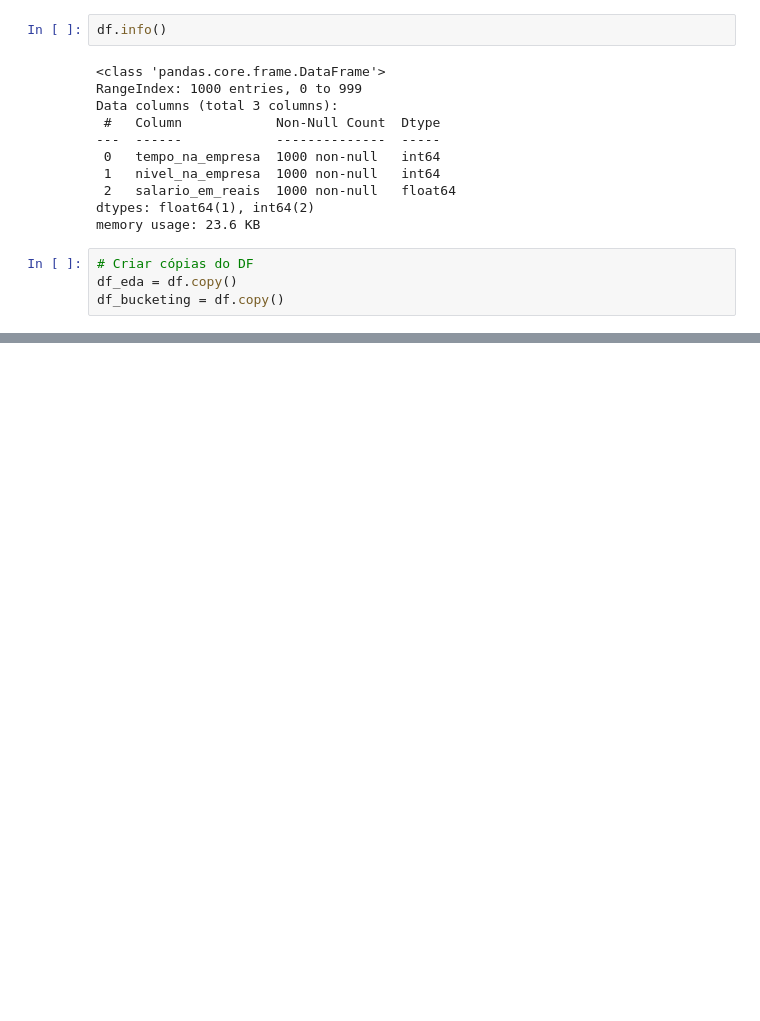
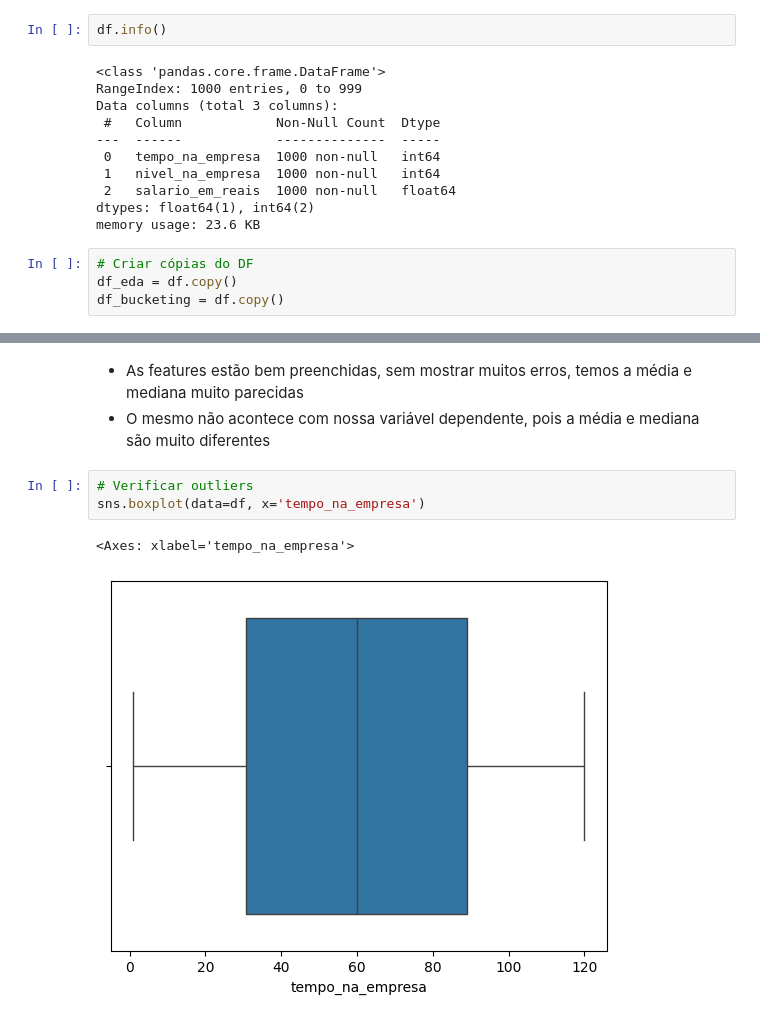
Before and after one commit to rcmonteiro/curso-ia-rocketseat, a Jupyter notebook: regressao_polinomial/modelo_salario.ipynb, the cells around one changed output, grey strips where cells are left out. Saved outputs shown, nothing was run; the diff lists cells and outputs as text; blank space fills up the shorter version.

```diff
--- a/regressao_polinomial/modelo_salario.ipynb
+++ b/regressao_polinomial/modelo_salario.ipynb
@@ -28,0 +67,9 @@ df_bucketing = df.copy()
+# %% [markdown]
+- As features estão bem preenchidas, sem mostrar muitos erros, temos a média e mediana muito parecidas
+- O mesmo não acontece com nossa variável dependente, pois a média e mediana são muito diferentes
+# %%
+# Verificar outliers
+sns.boxplot(data=df, x='tempo_na_empresa')
+# %% [output]
+<Axes: xlabel='tempo_na_empresa'>
+[figure, added]
```
Also changed, not shown: parts of 6 cells of this notebook.
